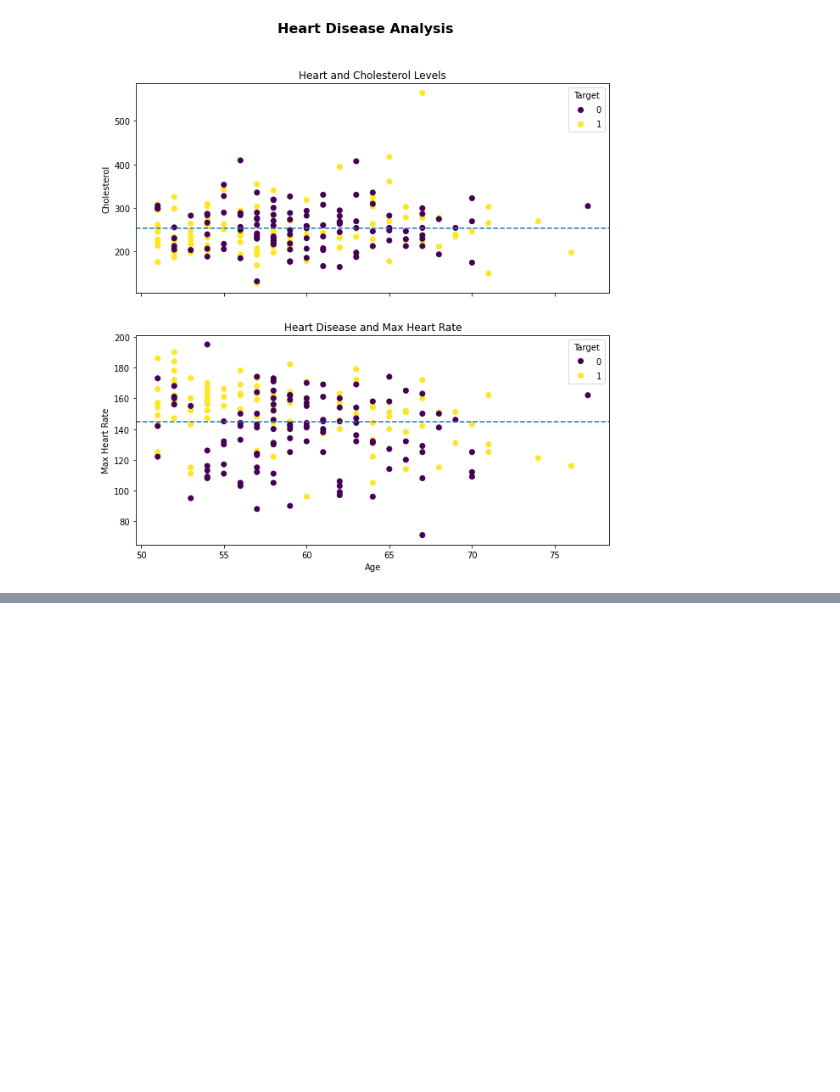
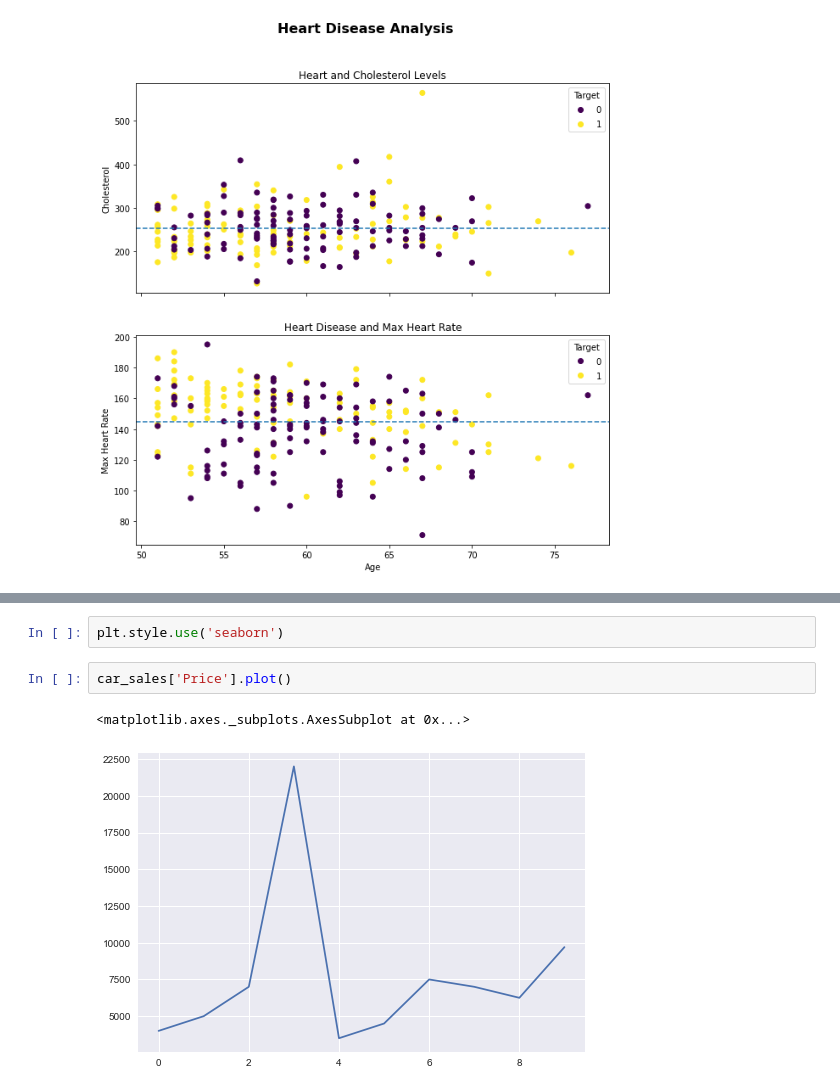
Before and after one commit to JavierMedel/ZM-Machine-Learning, a Jupyter notebook: Section-02-data-science-and-ml-tools/006-introduction-to-matplotlib.ipynb, the cells around one changed output, grey strips where cells are left out. Drawn from its saved outputs; the diff is of its cells as text; blank space fills up the shorter version.

```diff
--- a/Section-02-data-science-and-ml-tools/006-introduction-to-matplotlib.ipynb
+++ b/Section-02-data-science-and-ml-tools/006-introduction-to-matplotlib.ipynb
@@ -531,0 +576,7 @@ plt.show()
+# %%
+plt.style.use('seaborn')
+# %%
+car_sales['Price'].plot()
+# %% [output]
+<matplotlib.axes._subplots.AxesSubplot at 0x...>
+[figure, added]
```
Also changed, not shown: parts of 13 cells of this notebook.
